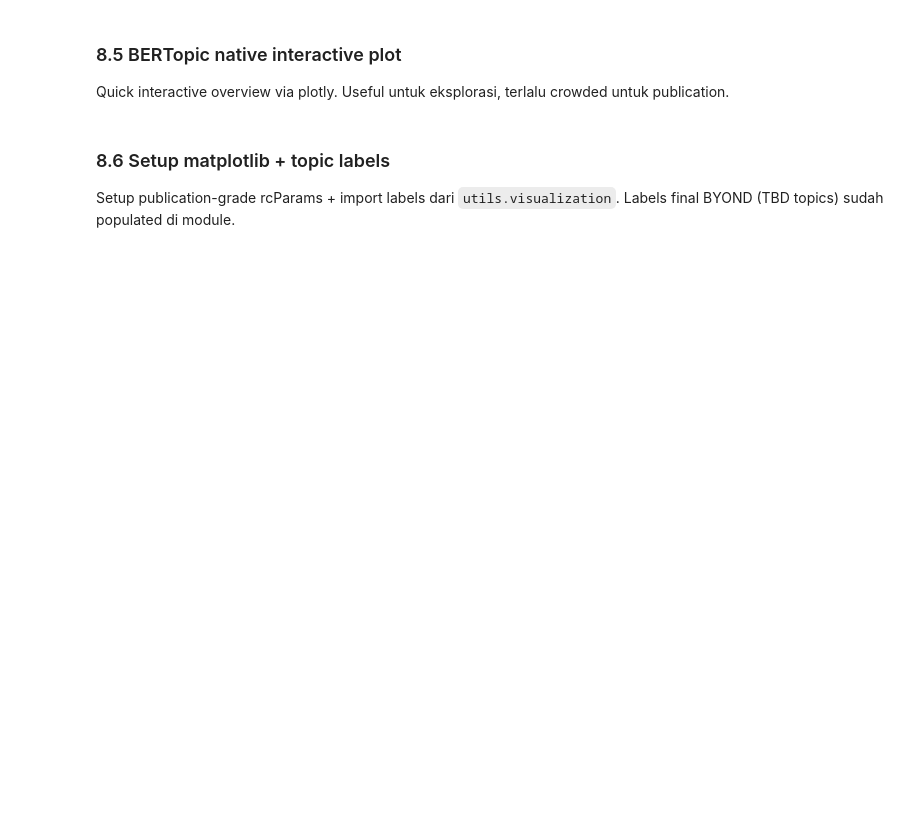
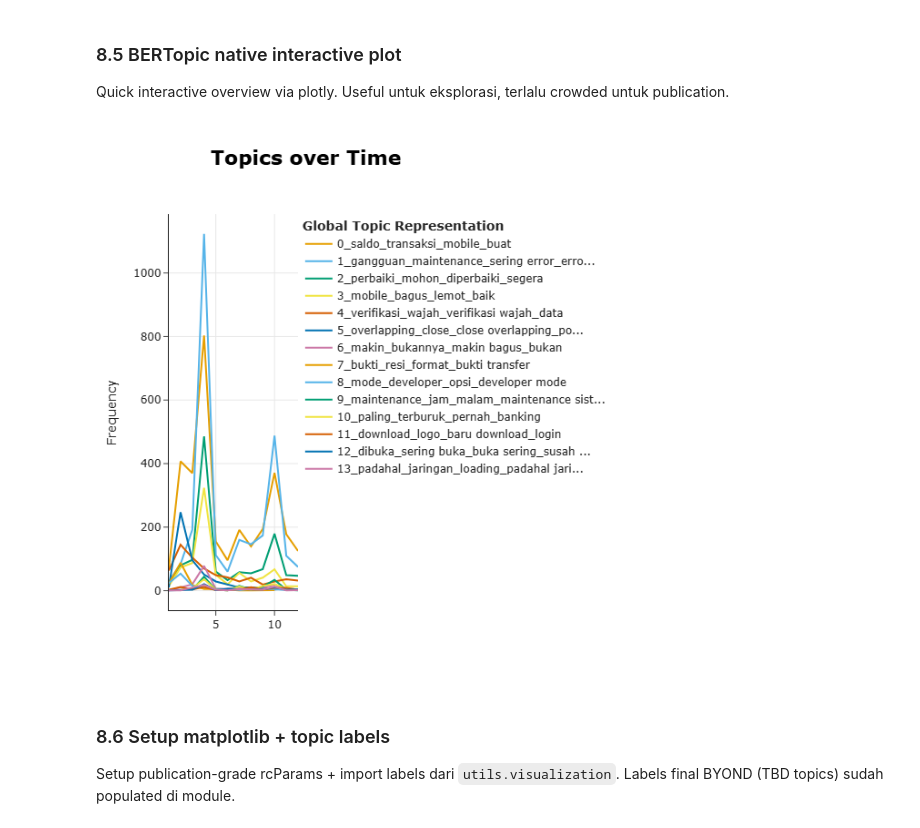
Before and after one commit to rabithahz-salwa/skripsi-bertopic-superapp, a Jupyter notebook: 06_bertopic_byond.ipynb, the cells around one changed output. Cells and saved outputs as stored; diff of their text form; code cells hidden in the pictures; blank space fills up the shorter version.

Commit message:
Apply: section 8 DTM analysis for BYOND

```diff
--- a/06_bertopic_byond.ipynb
+++ b/06_bertopic_byond.ipynb
@@ -1234,11 +1264,13 @@ Quick interactive overview via plotly. Useful untuk eksplorasi, terlalu crowded
 # %%
 fig_native = topic_model_phase_c.visualize_topics_over_time(
     topics_over_time,
-    top_n_topics=13,
+    top_n_topics=n_topics_byond,
     width=1200,
     height=600,
 )
 fig_native.show()
+# %% [output]
+[figure, added]
 # %% [markdown]
 ### 8.6 Setup matplotlib + topic labels
 
```
Also changed, not shown: parts of 5 cells of this notebook, 6 other files.
